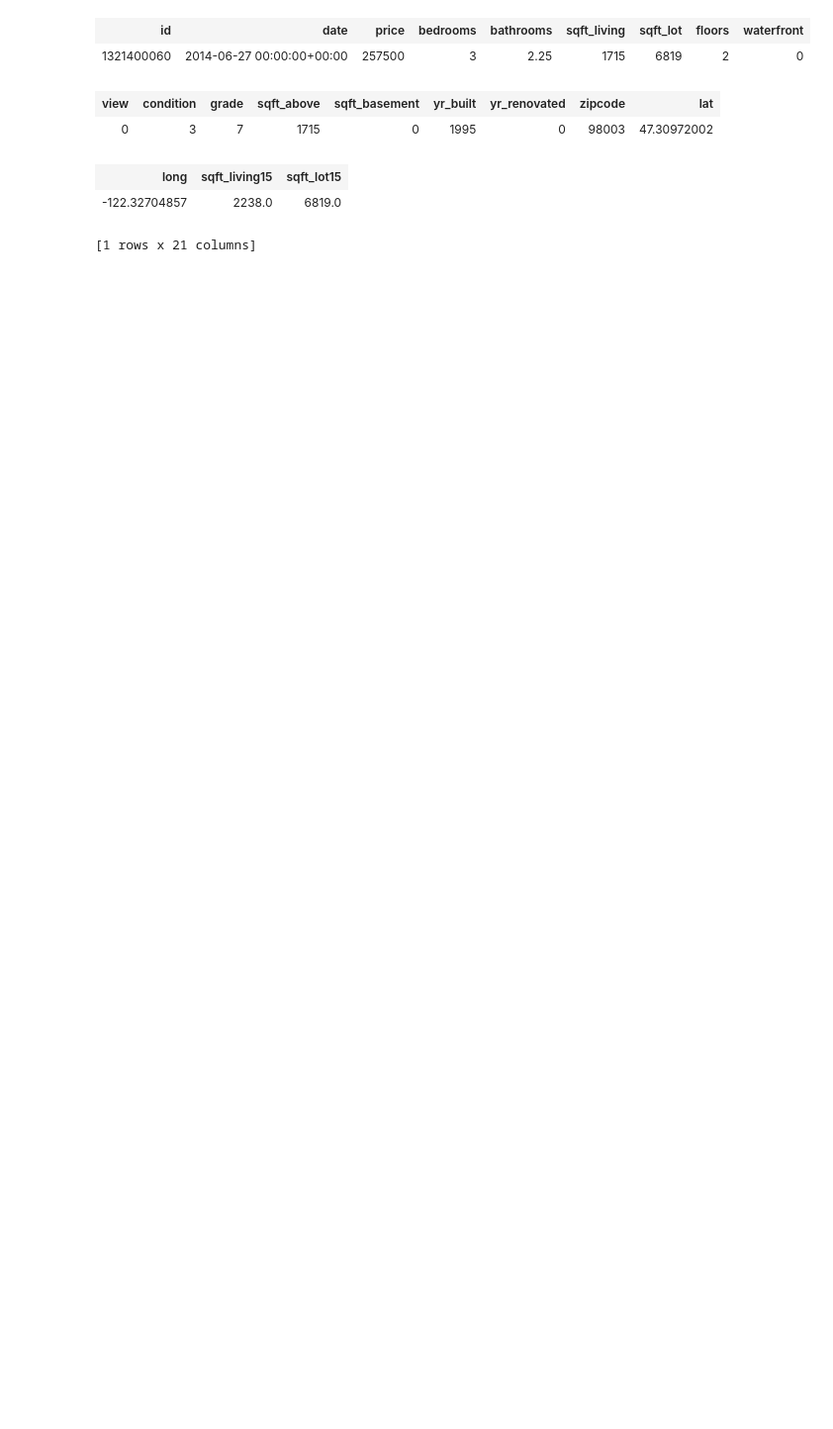
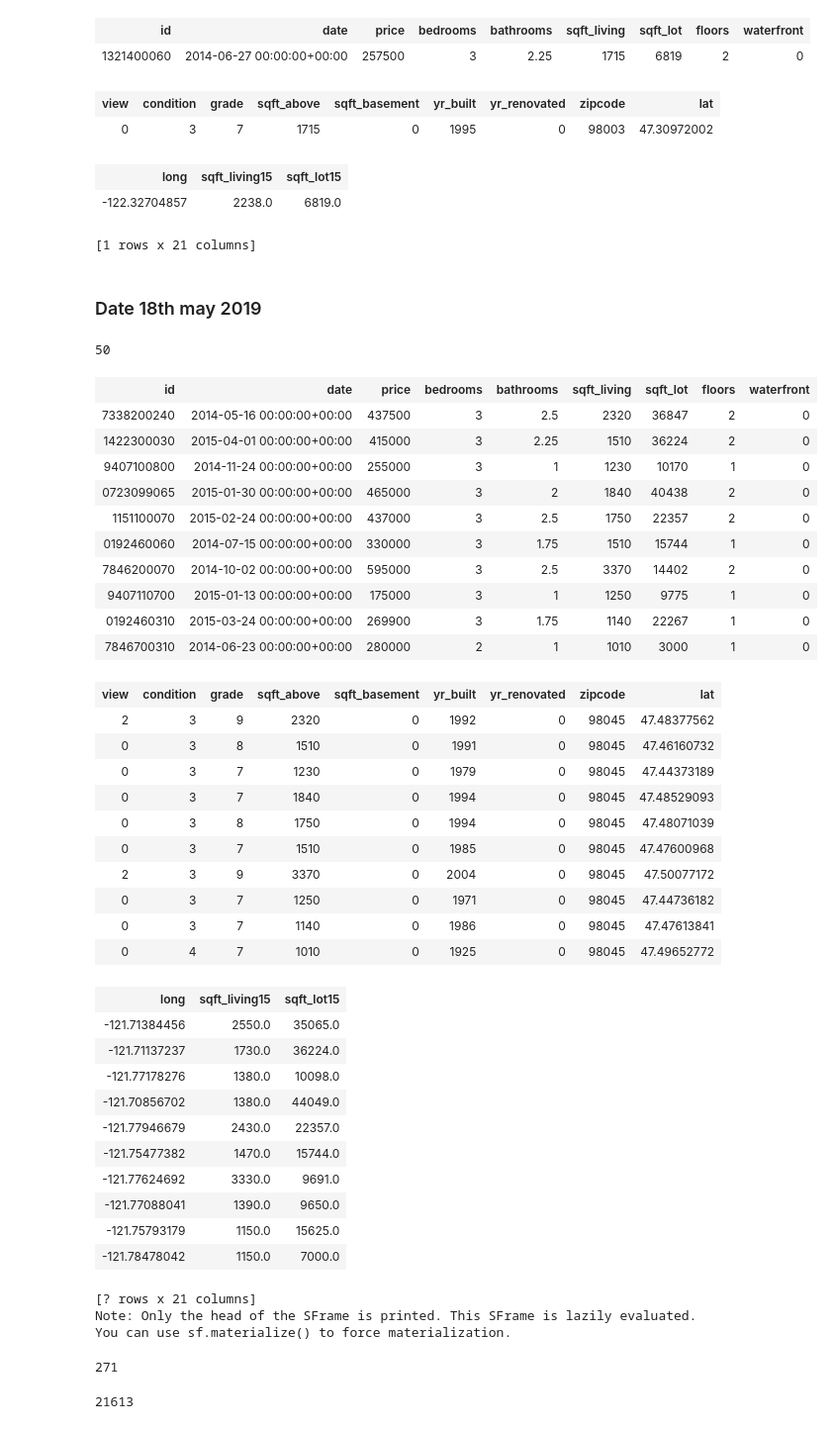
Before and after one commit to mohitiitr/MLwithGRAPHLABCREATE, a Jupyter notebook: Linear regression.ipynb, the cells around one changed output. Shown: that part at 99% size. Saved outputs shown, nothing was run; the diff lists cells and outputs as text; code cells hidden in the pictures; blank space fills up the shorter version.

```diff
--- a/Linear regression.ipynb
+++ b/Linear regression.ipynb
@@ -429,3 +431,59 @@ house2
 | long | sqft_living15 | sqft_lot15 |
 | -122.32704857 | 2238.0 | 6819.0 |
 [1 rows x 21 columns]
+# %% [markdown]
+### Date 18th may  2019
+# %%
+sales[sales['zipcode']=='98039'].num_rows() # number of houses with zip code 98039
+# %% [output]
+50
+# %%
+sales[((sales['zipcode']=='98039')|(sales['zipcode']=='98045') )]
+# list of houses with mentioned pin (zip) codes
+# %% [output]
+| id | date | price | bedrooms | bathrooms | sqft_living | sqft_lot | floors | waterfront |
+| 7338200240 | 2014-05-16 00:00:00+00:00 | 437500 | 3 | 2.5 | 2320 | 36847 | 2 | 0 |
+| 1422300030 | 2015-04-01 00:00:00+00:00 | 415000 | 3 | 2.25 | 1510 | 36224 | 2 | 0 |
+| 9407100800 | 2014-11-24 00:00:00+00:00 | 255000 | 3 | 1 | 1230 | 10170 | 1 | 0 |
+| 0723099065 | 2015-01-30 00:00:00+00:00 | 465000 | 3 | 2 | 1840 | 40438 | 2 | 0 |
+| 1151100070 | 2015-02-24 00:00:00+00:00 | 437000 | 3 | 2.5 | 1750 | 22357 | 2 | 0 |
+| 0192460060 | 2014-07-15 00:00:00+00:00 | 330000 | 3 | 1.75 | 1510 | 15744 | 1 | 0 |
+| 7846200070 | 2014-10-02 00:00:00+00:00 | 595000 | 3 | 2.5 | 3370 | 14402 | 2 | 0 |
+| 9407110700 | 2015-01-13 00:00:00+00:00 | 175000 | 3 | 1 | 1250 | 9775 | 1 | 0 |
+| 0192460310 | 2015-03-24 00:00:00+00:00 | 269900 | 3 | 1.75 | 1140 | 22267 | 1 | 0 |
+| 7846700310 | 2014-06-23 00:00:00+00:00 | 280000 | 2 | 1 | 1010 | 3000 | 1 | 0 |
+| view | condition | grade | sqft_above | sqft_basement | yr_built | yr_renovated | zipcode | lat |
+| 2 | 3 | 9 | 2320 | 0 | 1992 | 0 | 98045 | 47.48377562 |
+| 0 | 3 | 8 | 1510 | 0 | 1991 | 0 | 98045 | 47.46160732 |
+| 0 | 3 | 7 | 1230 | 0 | 1979 | 0 | 98045 | 47.44373189 |
+| 0 | 3 | 7 | 1840 | 0 | 1994 | 0 | 98045 | 47.48529093 |
+| 0 | 3 | 8 | 1750 | 0 | 1994 | 0 | 98045 | 47.48071039 |
+| 0 | 3 | 7 | 1510 | 0 | 1985 | 0 | 98045 | 47.47600968 |
+| 2 | 3 | 9 | 3370 | 0 | 2004 | 0 | 98045 | 47.50077172 |
+| 0 | 3 | 7 | 1250 | 0 | 1971 | 0 | 98045 | 47.44736182 |
+| 0 | 3 | 7 | 1140 | 0 | 1986 | 0 | 98045 | 47.47613841 |
+| 0 | 4 | 7 | 1010 | 0 | 1925 | 0 | 98045 | 47.49652772 |
+| long | sqft_living15 | sqft_lot15 |
+| -121.71384456 | 2550.0 | 35065.0 |
+| -121.71137237 | 1730.0 | 36224.0 |
+| -121.77178276 | 1380.0 | 10098.0 |
+| -121.70856702 | 1380.0 | 44049.0 |
+| -121.77946679 | 2430.0 | 22357.0 |
+| -121.75477382 | 1470.0 | 15744.0 |
+| -121.77624692 | 3330.0 | 9691.0 |
+| -121.77088041 | 1390.0 | 9650.0 |
+| -121.75793179 | 1150.0 | 15625.0 |
+| -121.78478042 | 1150.0 | 7000.0 |
+[? rows x 21 columns]
+Note: Only the head of the SFrame is printed. This SFrame is lazily evaluated.
+You can use sf.materialize() to force materialization.
+# %%
+sales[((sales['zipcode']=='98039')|(sales['zipcode']=='98045') )].num_rows()
+#number of houses with
+# %% [output]
+271
+# %%
+sales.num_rows() #total number of rows in the sales variable
+# total number rows is equal to number of houses
+# %% [output]
+21613
```
Also changed, not shown: parts of 34 cells of this notebook.
